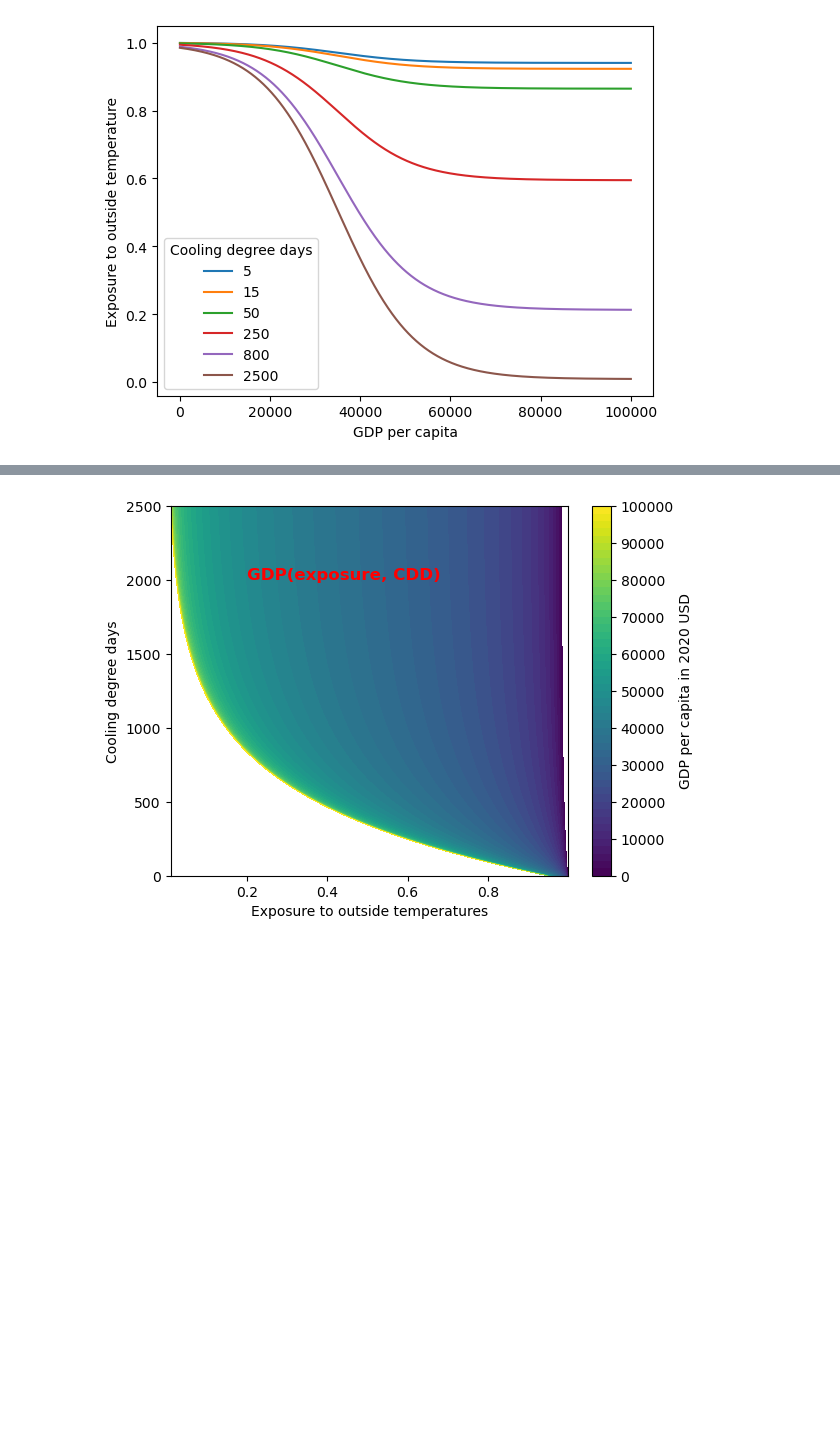
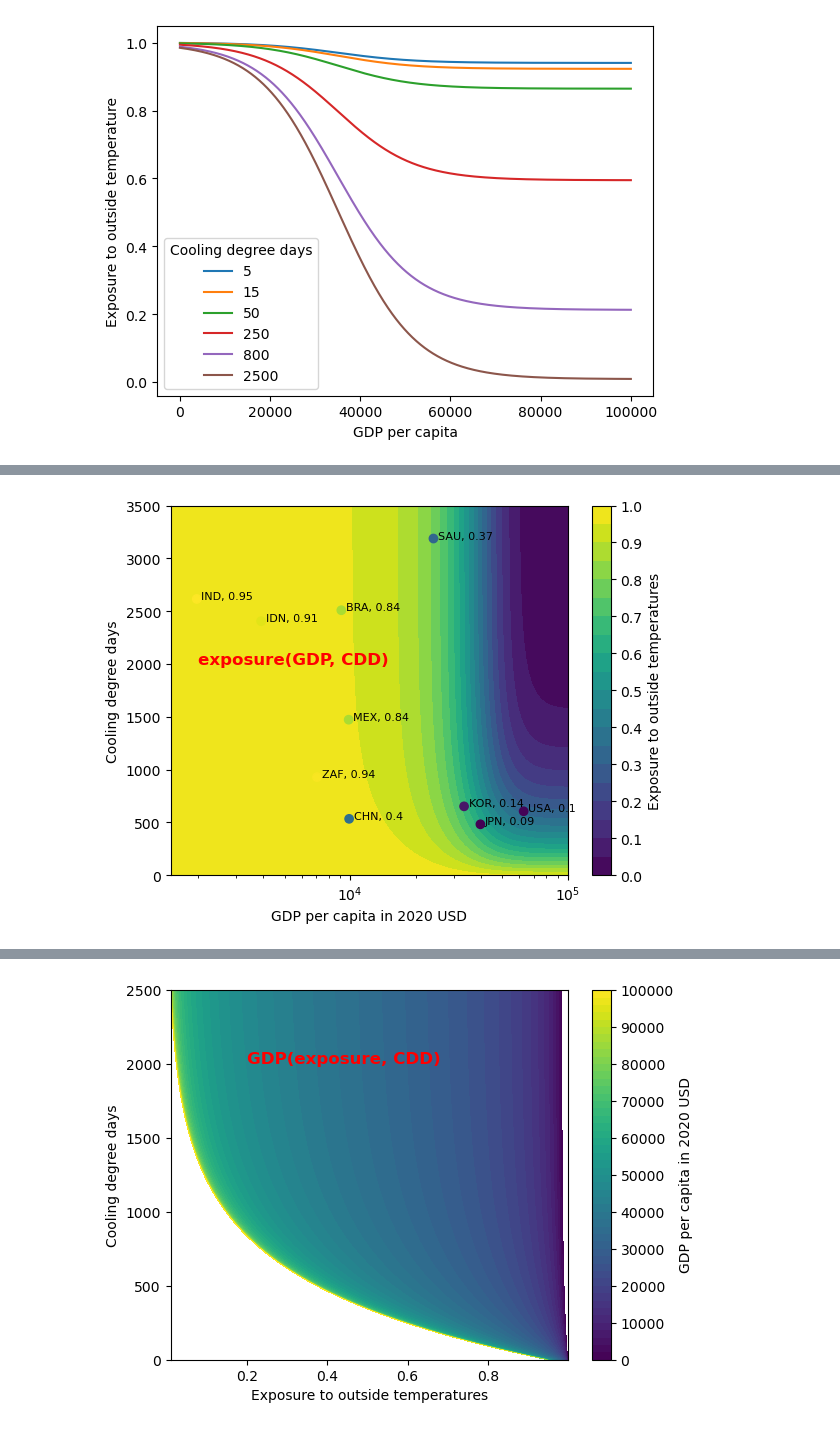
Before and after one commit to carnegie/clab_cooling_deficit_index, a Jupyter notebook: AC_penetration.ipynb, the cells around one changed output, grey strips where cells are left out. Saved outputs shown, nothing was run; the diff lists cells and outputs as text; code cells hidden in the pictures; blank space fills up the shorter version.

```diff
--- a/AC_penetration.ipynb
+++ b/AC_penetration.ipynb
@@ -58 +58,37 @@ plt.savefig('Figures/exposure_funct_analysis/exposure_cdd.png', dpi=300)
+# %%
+# Make a contour plot of penetration of air conditioning as a function of GDP per capita and cooling degree days
+plt.figure()
+cdd_x = np.linspace(0, 3500, 100)
+gdp_x = np.linspace(0, 100000, 100)
+levels = np.linspace(0, 1, 21)
+cdd_x, gdp_x = np.meshgrid(cdd_x, gdp_x)
+plt.contourf(gdp_x, cdd_x, exposure(gdp_x, 0.5, cdd_x), levels=levels)
+
+plt.xlabel('GDP per capita in 2020 USD')
+# GDP log scale
+plt.xscale('log')
+plt.xlim(1500, 100000)
+plt.ylabel('Cooling degree days')
+plt.colorbar(label='Exposure to outside temperatures', ticks=np.linspace(0, 1, 11))
+# color bar range is 0 to 1
+plt.clim(0, 1.0)
+# Add label in red and bold
+plt.text(2000, 2000, 'exposure(GDP, CDD)', fontsize=12, color='red', fontweight='bold')
+
+# Overlay AC data
+# Read in AC data
+ac_data = pd.read_csv('data_experiencedT/AC_data.csv')
+# Remove rows with missing data
+ac_data = ac_data.dropna()
+# Reindex
+ac_data = ac_data.reset_index(drop=True)
+# Plot AC access as a function of GDP per capita and cooling degree days
+plt.scatter(ac_data['GDP'], ac_data['DD_mean'], c=1.-ac_data['AC'], cmap='viridis', label='AC access')
+# Label points with country names
+for i, txt in enumerate(ac_data['ISO3'].values):
+    plt.annotate(txt+", "+str(round(1.-ac_data['AC'][i],3)), (ac_data['GDP'][i]*1.05, ac_data['DD_mean'][i]), fontsize=8)
+
+plt.savefig('Figures/exposure_funct_analysis/exposure_contour.png', dpi=300)
+# %% [output]
+[figure, added]
 # %%
```
Also changed, not shown: parts of 6 cells of this notebook, 1 other file.
